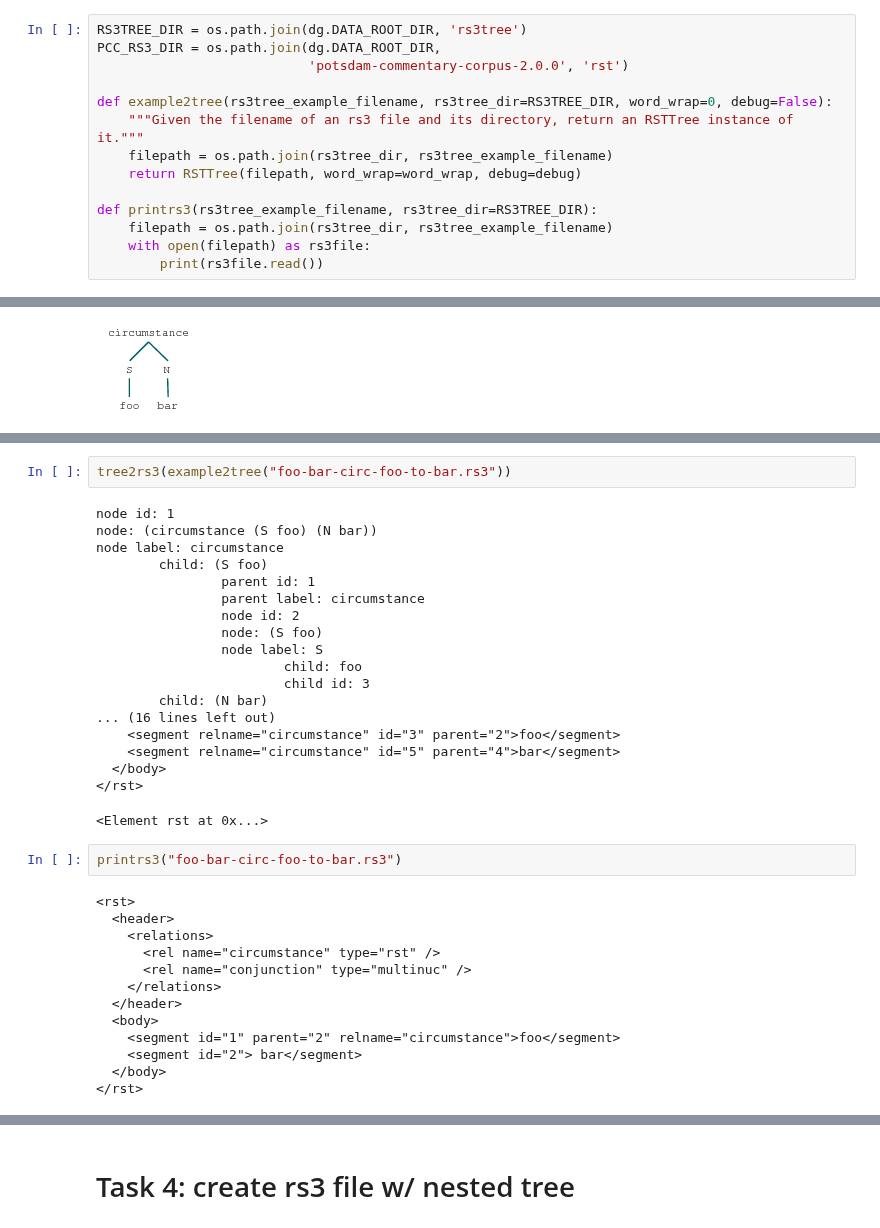
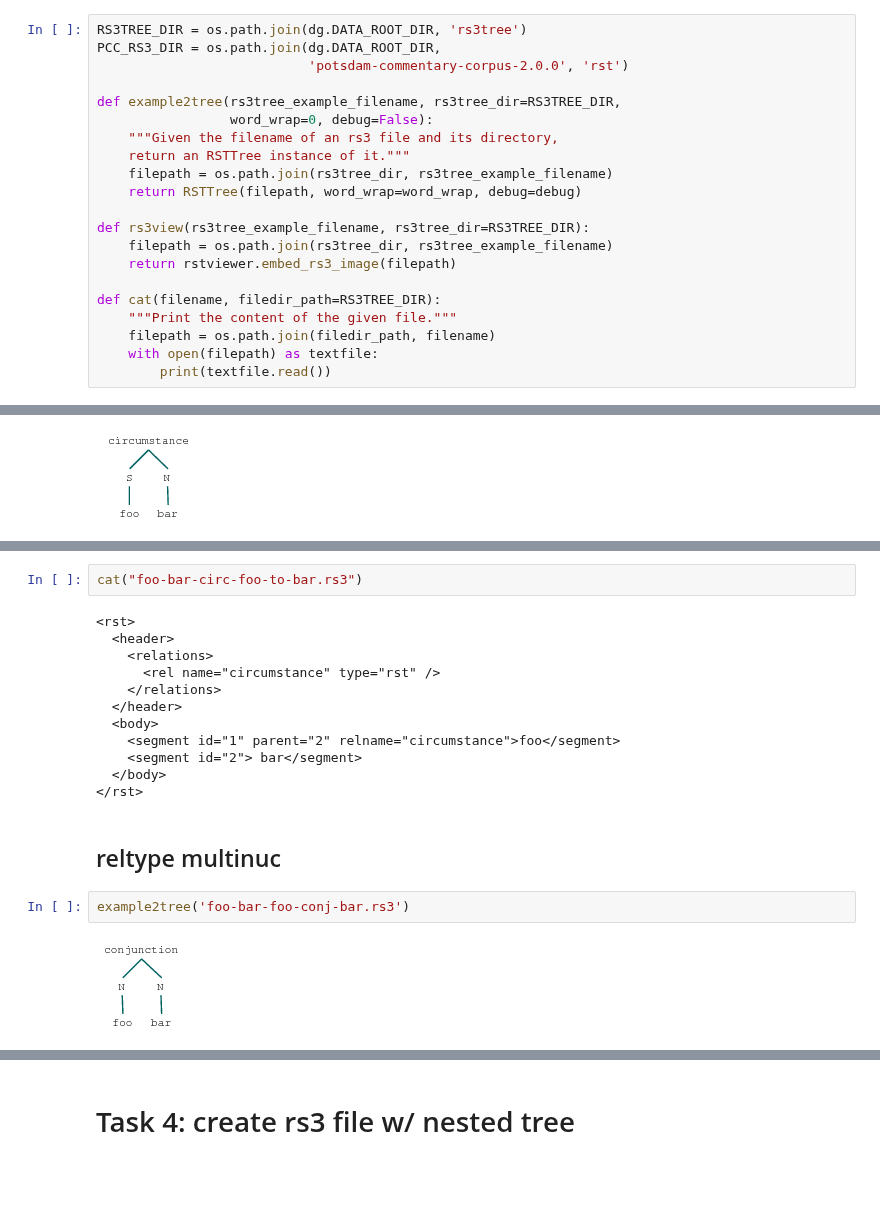
Before and after one commit to arne-cl/alt-mulig, a Jupyter notebook: discoursegraphs/tree-to-rs3/tree-to-rs3.ipynb, the cells around one changed output, grey strips where cells are left out. Cells and saved outputs as stored; diff of their text form; blank space fills up the shorter version.

```diff
--- a/discoursegraphs/tree-to-rs3/tree-to-rs3.ipynb
+++ b/discoursegraphs/tree-to-rs3/tree-to-rs3.ipynb
@@ -12,12 +18,19 @@ RS3TREE_DIR = os.path.join(dg.DATA_ROOT_DIR, 'rs3tree')
 PCC_RS3_DIR = os.path.join(dg.DATA_ROOT_DIR,
                            'potsdam-commentary-corpus-2.0.0', 'rst')
 
-def example2tree(rs3tree_example_filename, rs3tree_dir=RS3TREE_DIR, word_wrap=0, debug=False):
-    """Given the filename of an rs3 file and its directory, return an RSTTree instance of it."""
+def example2tree(rs3tree_example_filename, rs3tree_dir=RS3TREE_DIR,
+                 word_wrap=0, debug=False):
+    """Given the filename of an rs3 file and its directory,
+    return an RSTTree instance of it."""
     filepath = os.path.join(rs3tree_dir, rs3tree_example_filename)
     return RSTTree(filepath, word_wrap=word_wrap, debug=debug)
 
-def printrs3(rs3tree_example_filename, rs3tree_dir=RS3TREE_DIR):
+def rs3view(rs3tree_example_filename, rs3tree_dir=RS3TREE_DIR):
     filepath = os.path.join(rs3tree_dir, rs3tree_example_filename)
-    with open(filepath) as rs3file:
-        print(rs3file.read())
+    return rstviewer.embed_rs3_image(filepath)
+
+def cat(filename, filedir_path=RS3TREE_DIR):
+    """Print the content of the given file."""
+    filepath = os.path.join(filedir_path, filename)
+    with open(filepath) as textfile:
+        print(textfile.read())
@@ -263,36 +175,20 @@ node label: circumstance
 # %%
-tree2rs3(example2tree("foo-bar-circ-foo-to-bar.rs3"))
+cat("foo-bar-circ-foo-to-bar.rs3")
 # %% [output]
-node id: 1
-node: (circumstance (S foo) (N bar))
-node label: circumstance
-        child: (S foo)
-                parent id: 1
-                parent label: circumstance
-                node id: 2
-                node: (S foo)
-                node label: S
-                        child: foo
-                        child id: 3
-        child: (N bar)
-... (16 lines left out)
-    <segment relname="circumstance" id="3" parent="2">foo</segment>
-    <segment relname="circumstance" id="5" parent="4">bar</segment>
+<rst>
+  <header>
+    <relations>
+      <rel name="circumstance" type="rst" />
+    </relations>
+  </header>
+  <body>
+    <segment id="1" parent="2" relname="circumstance">foo</segment>
+    <segment id="2"> bar</segment>
   </body>
 </rst>
-<Element rst at 0x...>
+# %% [markdown]
+## reltype multinuc
 # %%
-printrs3("foo-bar-circ-foo-to-bar.rs3")
+example2tree('foo-bar-foo-conj-bar.rs3')
 # %% [output]
-<rst>
-  <header>
-    <relations>
-      <rel name="circumstance" type="rst" />
-      <rel name="conjunction" type="multinuc" />
-    </relations>
-  </header>
-  <body>
-    <segment id="1" parent="2" relname="circumstance">foo</segment>
-    <segment id="2"> bar</segment>
-  </body>
-</rst>
+[figure, added]
```
Also changed, not shown: parts of 44 cells of this notebook, 7 other files.
